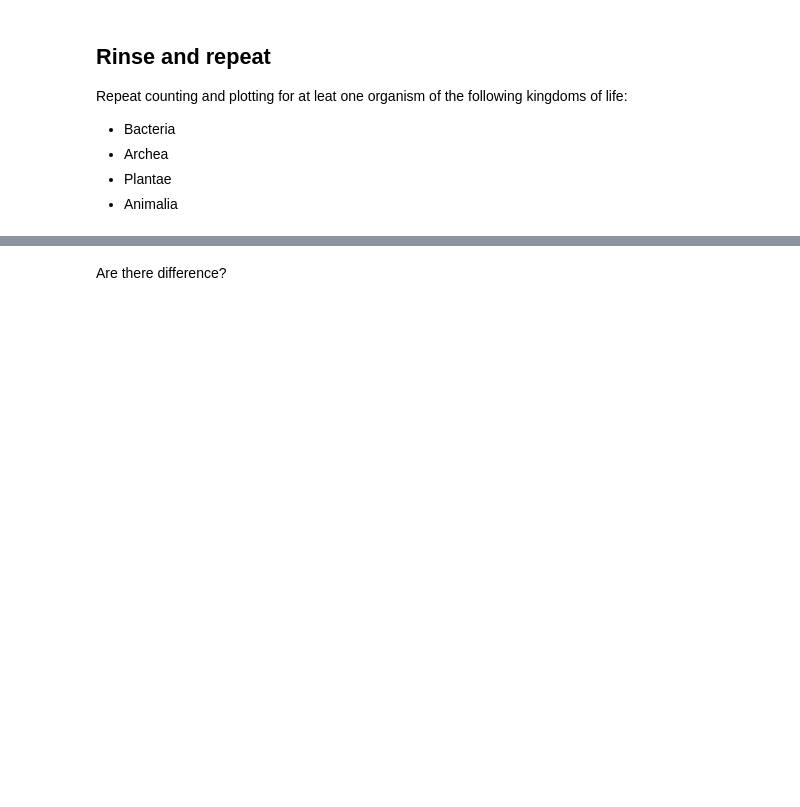
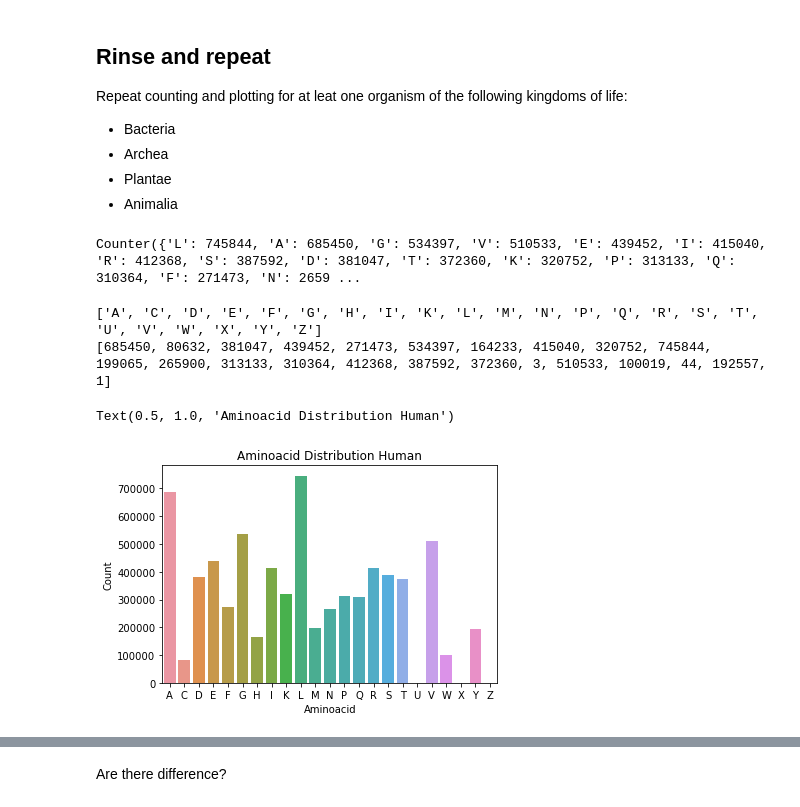
Before and after one commit to fufezan-lab/advanced_python_2021-22_HD, a Jupyter notebook: notebooks/02.exercise_find_the_prots.ipynb, the cells around one changed output, grey strips where cells are left out. Saved outputs shown, nothing was run; the diff lists cells and outputs as text; code cells hidden in the pictures; blank space fills up the shorter version.

```diff
--- a/notebooks/02.exercise_find_the_prots.ipynb
+++ b/notebooks/02.exercise_find_the_prots.ipynb
@@ -63,3 +104,42 @@ Repeat counting and plotting for at leat one organism of the following kingdoms
 * Archea
 * Plantae
 * Animalia
+# %%
+aminoacid_counter_bacteria = Counter()
+
+with open ("uniprot-Escherichia_coli.fasta", "r") as input_file:
+    for line in input_file:
+        if line[0] != ">":
+            line = line.strip()
+            aminoacid_counter_bacteria += Counter(line)
+
+print(aminoacid_counter_bacteria)
+# %% [output]
+Counter({'L': 745844, 'A': 685450, 'G': 534397, 'V': 510533, 'E': 439452, 'I': 415040, 'R': 412368, 'S': 387592, 'D': 381047, 'T': 372360, 'K': 320752, 'P': 313133, 'Q': 310364, 'F': 271473, 'N': 2659 ...
+# %%
+col_names_bacteria = ["Aminoacid", "Count"]
+
+aminoacid_names_bacteria = []
+
+for key in sorted(aminoacid_counter_bacteria):
+    aminoacid_names_bacteria.append(str(key))
+
+print(aminoacid_names_bacteria)
+
+counter_values_bacteria = []
+
+for key in sorted(aminoacid_counter_bacteria):
+    counter_values_bacteria.append((aminoacid_counter_bacteria[key]))
+
+print(counter_values_bacteria)
+# %% [output]
+['A', 'C', 'D', 'E', 'F', 'G', 'H', 'I', 'K', 'L', 'M', 'N', 'P', 'Q', 'R', 'S', 'T', 'U', 'V', 'W', 'X', 'Y', 'Z']
+[685450, 80632, 381047, 439452, 271473, 534397, 164233, 415040, 320752, 745844, 199065, 265900, 313133, 310364, 412368, 387592, 372360, 3, 510533, 100019, 44, 192557, 1]
+# %%
+df_bacteria = pandas.DataFrame(list(zip(aminoacid_names_bacteria, counter_values_bacteria)), columns=col_names_bacteria)
+
+ax = seaborn.barplot(x="Aminoacid", y="Count", data=df_bacteria)
+ax.set_title("Aminoacid Distribution Human")
+# %% [output]
+Text(0.5, 1.0, 'Aminoacid Distribution Human')
+[figure, added]
```
Also changed, not shown: parts of 7 cells of this notebook.
